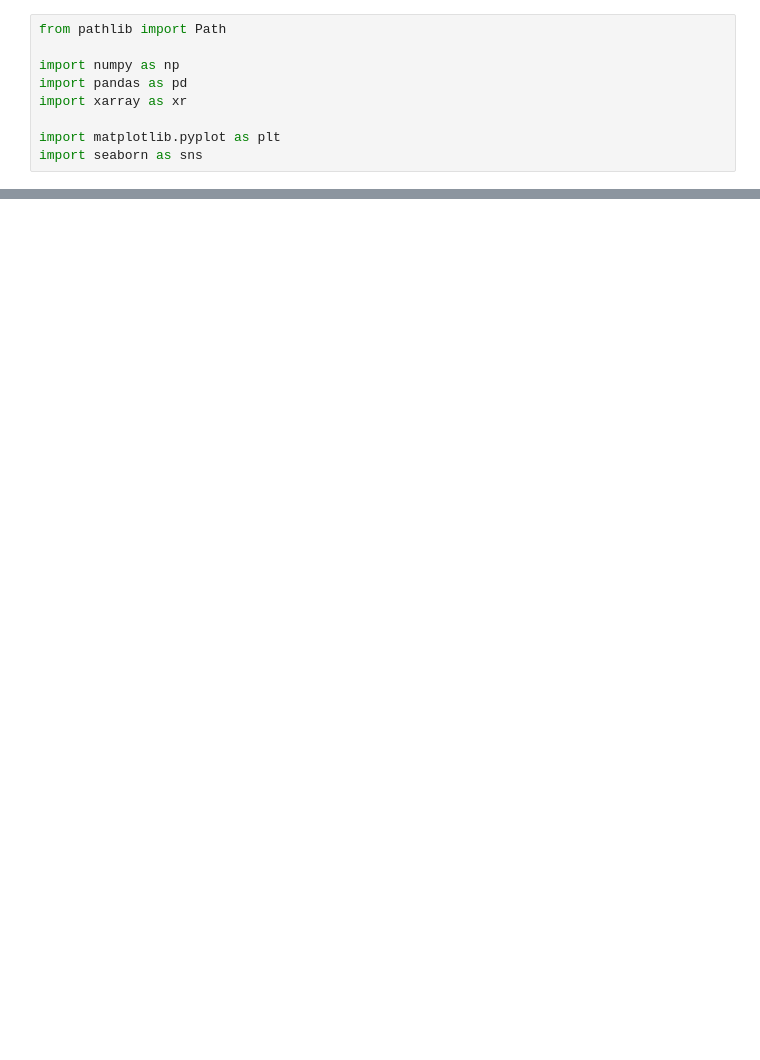
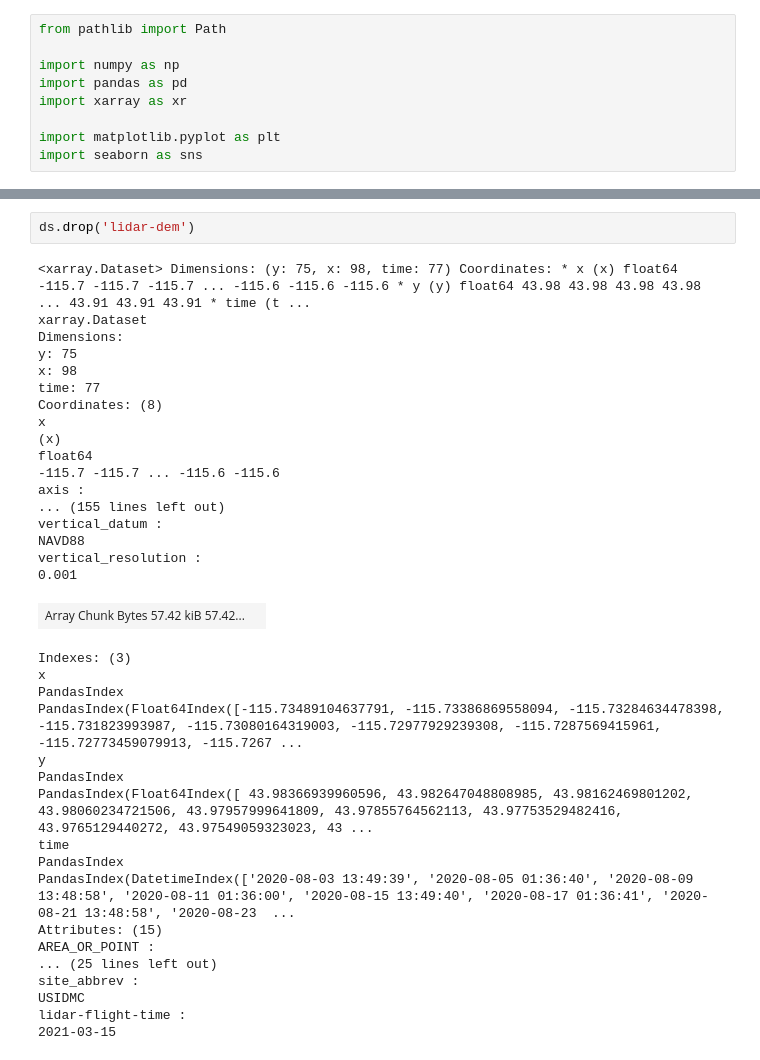
Before and after one commit to SnowEx/spicy-snow, a Jupyter notebook: scripts/optimize/param_ridgeplots.ipynb, the cells around one changed output, grey strips where cells are left out. Saved outputs shown, nothing was run; the diff lists cells and outputs as text; blank space fills up the shorter version.

```diff
--- a/scripts/optimize/param_ridgeplots.ipynb
+++ b/scripts/optimize/param_ridgeplots.ipynb
@@ -232,0 +280,38 @@ KeyboardInterrupt:
+# %%
+ds.drop('lidar-dem')
+# %% [output]
+<xarray.Dataset> Dimensions: (y: 75, x: 98, time: 77) Coordinates: * x (x) float64 -115.7 -115.7 -115.7 ... -115.6 -115.6 -115.6 * y (y) float64 43.98 43.98 43.98 43.98 ... 43.91 43.91 43.91 * time (t ...
+xarray.Dataset
+Dimensions:
+y: 75
+x: 98
+time: 77
+Coordinates: (8)
+x
+(x)
+float64
+-115.7 -115.7 ... -115.6 -115.6
+axis :
+... (155 lines left out)
+vertical_datum :
+NAVD88
+vertical_resolution :
+0.001
+| Array Chunk Bytes 57.42 kiB 57.42... |  |
+Indexes: (3)
+x
+PandasIndex
+PandasIndex(Float64Index([-115.73489104637791, -115.73386869558094, -115.73284634478398, -115.731823993987, -115.73080164319003, -115.72977929239308, -115.7287569415961, -115.72773459079913, -115.7267 ...
+y
+PandasIndex
+PandasIndex(Float64Index([ 43.98366939960596, 43.982647048808985, 43.98162469801202, 43.98060234721506, 43.97957999641809, 43.97855764562113, 43.97753529482416, 43.9765129440272, 43.97549059323023, 43 ...
+time
+PandasIndex
+PandasIndex(DatetimeIndex(['2020-08-03 13:49:39', '2020-08-05 01:36:40', '2020-08-09 13:48:58', '2020-08-11 01:36:00', '2020-08-15 13:49:40', '2020-08-17 01:36:41', '2020-08-21 13:48:58', '2020-08-23  ...
+Attributes: (15)
+AREA_OR_POINT :
+... (25 lines left out)
+site_abbrev :
+USIDMC
+lidar-flight-time :
+2021-03-15
```
Also changed, not shown: parts of 15 cells of this notebook, 1 other file.
